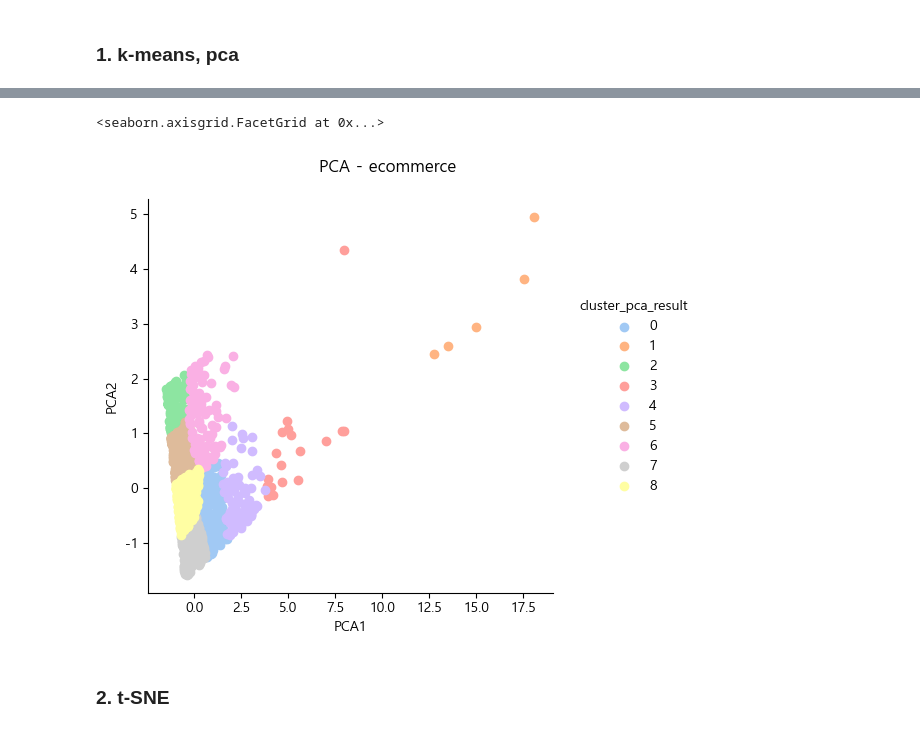
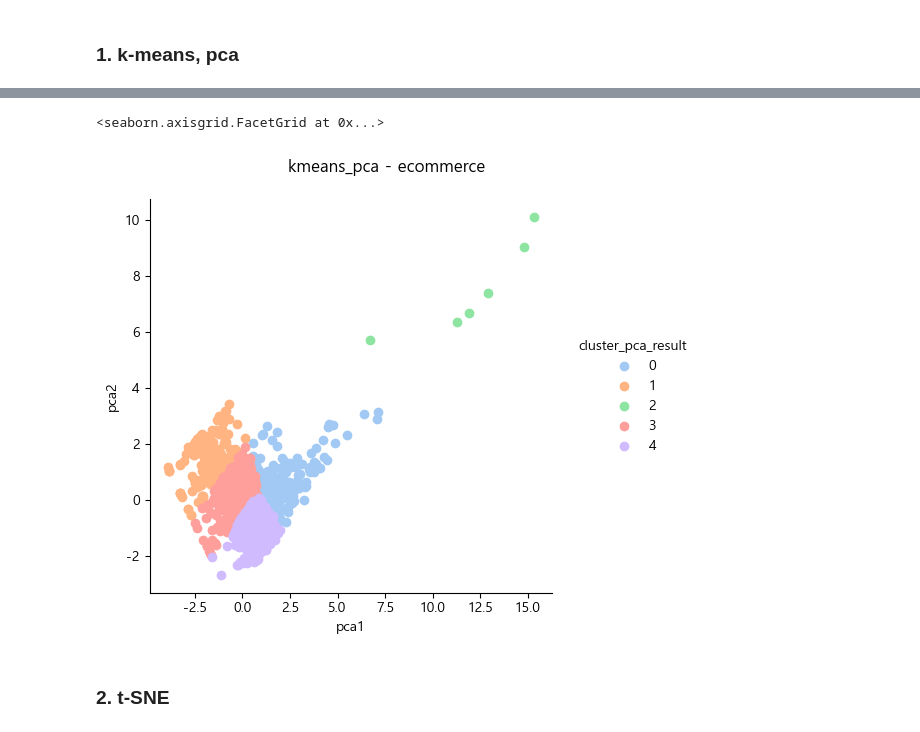
Before and after one commit to ColorConeHead/final_project, a Jupyter notebook: merge.ipynb, the cells around one changed output, grey strips where cells are left out. Drawn from its saved outputs; the diff is of its cells as text; code cells hidden in the pictures.

```diff
--- a/merge.ipynb
+++ b/merge.ipynb
@@ -234,7 +339,7 @@ label_m = [1, 2, 3, 4]
 
 rfm["recency_score"] = pd.cut(rfm["Recency"], bins=[0, 30, 90, 180, 364], labels=label_r, include_lowest=True)
 rfm["frequency_score"] = pd.cut(rfm["Frequency"], bins=[0, 12, 25, 53, 329], labels=label_f, include_lowest=True)
-rfm["monetary_score"] = pd.cut(rfm["Monetary"], bins=[0, 760, 1750, 7594, 76000], labels=label_m, include_lowest=True)
+rfm["monetary_score"] = pd.cut(rfm["Monetary"], bins=[0, 760, 1750, 7594, 90000], labels=label_m, include_lowest=True)
 rfm["RFM_SCORE"] = rfm["recency_score"].astype(str) + rfm["frequency_score"].astype(str) + rfm["monetary_score"].astype(str)
 # %%
 seg_map = {
@@ -244,9 +349,9 @@ seg_map = {
     r'3[1-2][1-4]': 'Can\'t Lose',          # 4
     r'3[3-4][1-4]': 'Typical',              # 5
     r'4[1-2][1-2]': 'New Customers',        # 6
-    r'4[1-2][3-4]': 'Potential Loyalists',  # 7
-    r'4[3-4][1-3]': 'Loyal Customers',      # 8
-    r'4[3-4][4]': 'VIP'                     # 9
+    r'4[1-2][3-4]': 'Loyal Customers',      # 7
+    r'4[3-4][1-3]': 'Loyal Customers',      # 7
+    r'4[3-4][4]': 'VIP'                     # 8
 }
 
 rfm['Segmentation'] = rfm['RFM_SCORE'].replace(seg_map, regex=True)
@@ -302,6 +434,10 @@ rfm_cluster_s = pd.DataFrame(data=scaler.fit_transform(rfm_cluster), columns=rfm
 # %%
 from sklearn.cluster import KMeans
 
-kmeans = KMeans(n_clusters=9, random_state=42, init='k-means++').fit(rfm_cluster_s)
+kmeans = KMeans(n_clusters=7, random_state=42, init='k-means++').fit(rfm_cluster_s.iloc[:, :5])
 rfm_cluster_s['cluster_result'] = kmeans.labels_
 rfm_cluster_s['RFM'] = rfm['Segmentation']
+
+
+rfm['kmeans'] = rfm_cluster_s['cluster_result']
+rfm.groupby('kmeans')[['고객ID', 'Recency','Frequency','Monetary']].agg({'고객ID':'count', 'Recency':'mean', 'Frequency':'mean', 'Monetary':'mean'}).sort_values('Monetary', ascending=False)
@@ -308,5 +511,13 @@ rfm_cluster_s['RFM'] = rfm['Segmentation']
 # %%
 from sklearn.decomposition import PCA
+from sklearn.cluster import KMeans
 
 pca = PCA(n_components = 2)
-df_pca = pd.DataFrame(data=pca.fit_transform(rfm_cluster_s.iloc[:, :3]), columns=['pca1', 'pca2'])
+df_pca = pd.DataFrame(data=pca.fit_transform(rfm_cluster_s.iloc[:, :5]), columns=['pca1', 'pca2'])
+
+kmeans_pca = KMeans(n_clusters=5, random_state=42, init='k-means++').fit(df_pca)
+
+df_pca['cluster_pca_result'] = kmeans_pca.labels_
+rfm['cluster_pca_result'] = kmeans_pca.labels_
+
+rfm.groupby('cluster_pca_result')[['고객ID', 'Recency','Frequency','Monetary']].agg({'고객ID':'count', 'Recency':'mean', 'Frequency':'mean', 'Monetary':'mean'}).sort_values('Monetary', ascending=False)
@@ -317,15 +532,15 @@ df_pca['cluster_pca_result'] = kmeans_pca.labels_
 # %%
 g = sns.FacetGrid(df_pca, hue="cluster_pca_result", height = 5, margin_titles = True,
-                  palette = sns.color_palette("pastel", 9))
+                  palette = sns.color_palette("pastel", 5))
 g.map_dataframe(plt.scatter, "pca1", "pca2")
 g.add_legend()
 g.fig.subplots_adjust(top=0.9)
-g.fig.suptitle("PCA - ecommerce")
-g.set_xlabels("PCA1")
-g.set_ylabels("PCA2")
+g.fig.suptitle("kmeans_pca - ecommerce")
+g.set_xlabels("pca1")
+g.set_ylabels("pca2")
 # %% [output]
 <seaborn.axisgrid.FacetGrid at 0x...>
-[figure, old version]
+[figure, new version]
 # %% [markdown]
 ### 2. t-SNE
 # %%
```
Also changed, not shown: parts of 50 cells of this notebook, 1 other file.
